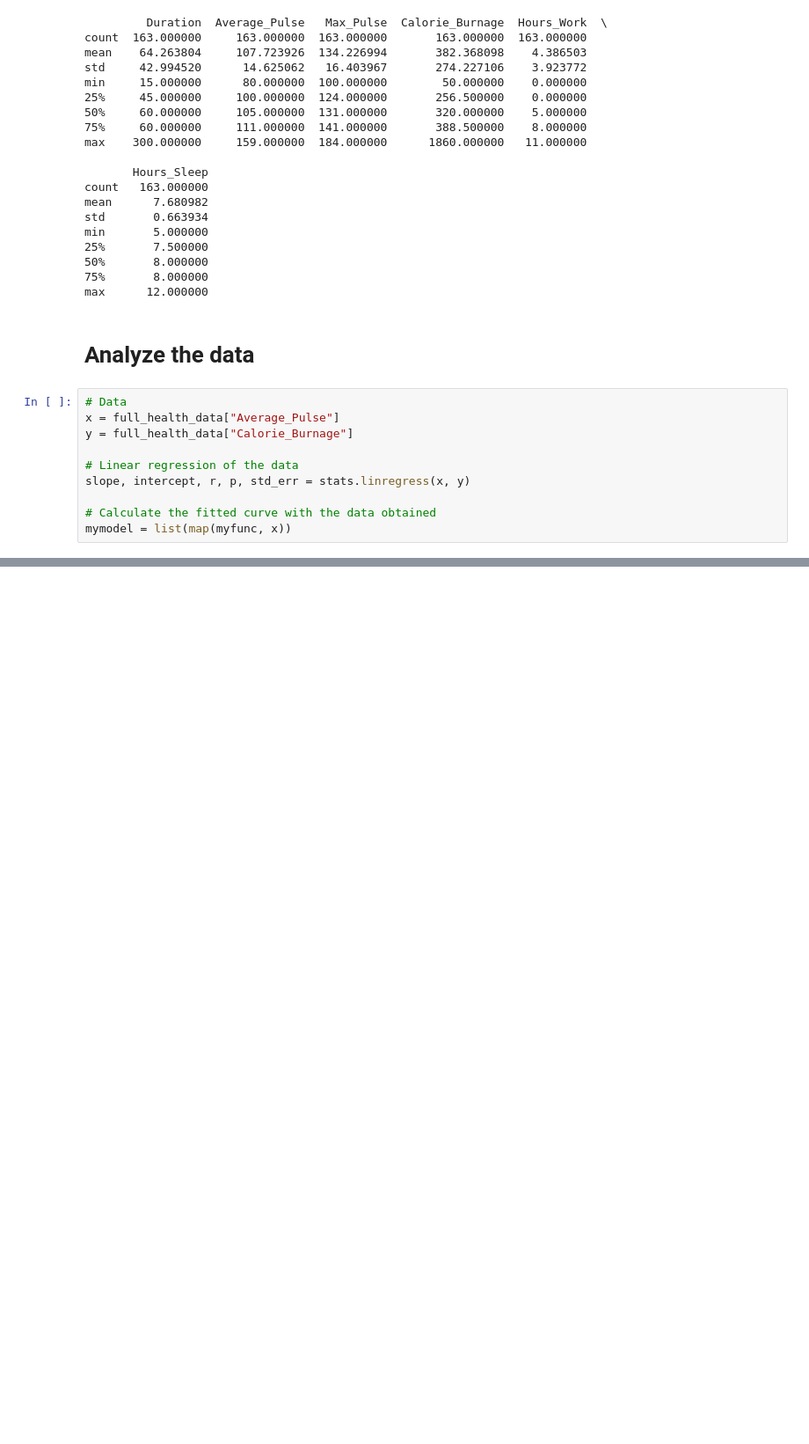
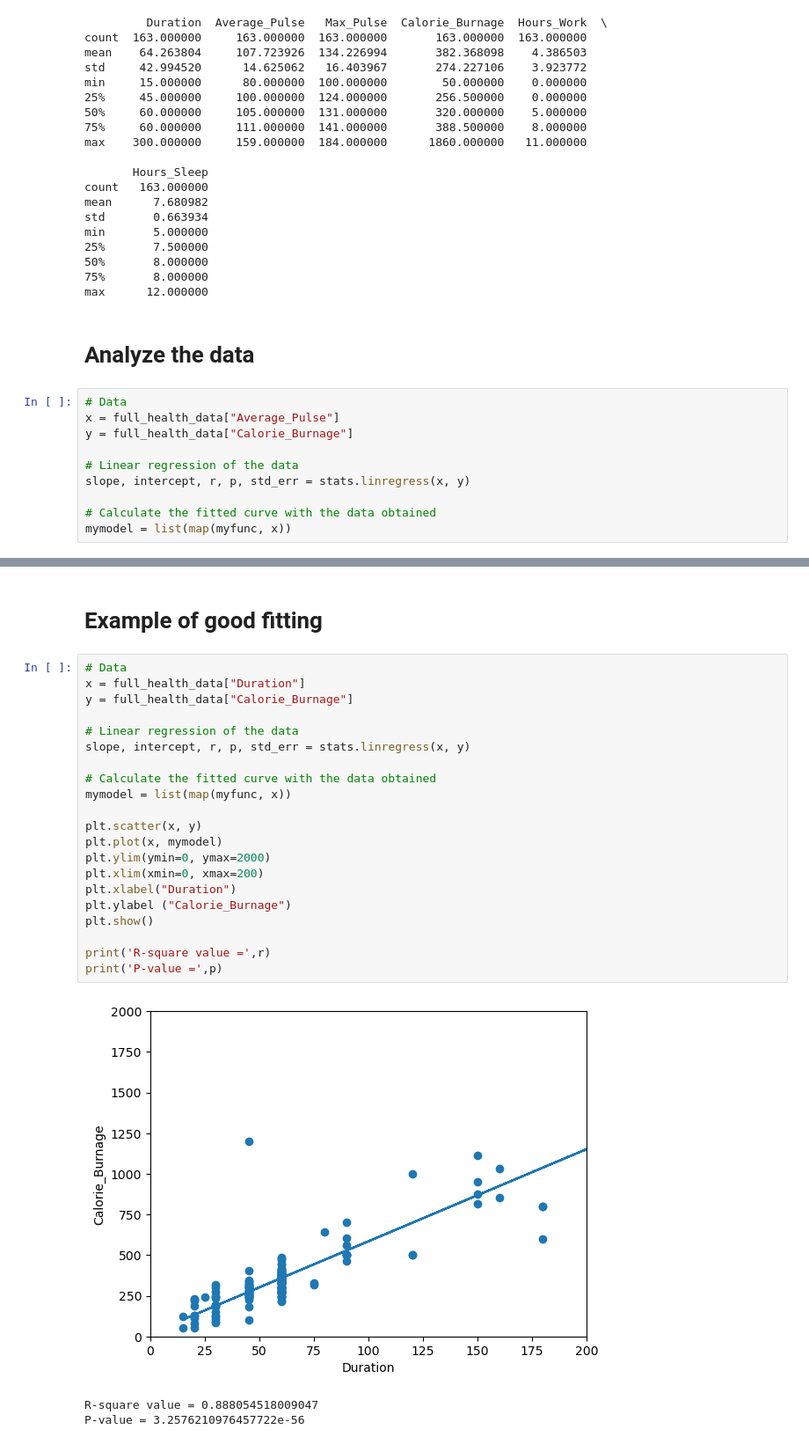
Before and after one commit to nathanielcr96/Data-Science-examples, a Jupyter notebook: Basic_example.ipynb, the cells around one changed output, grey strips where cells are left out. Shown at 88% size. Saved outputs shown, nothing was run; the diff lists cells and outputs as text; blank space fills up the shorter version.

```diff
--- a/Basic_example.ipynb
+++ b/Basic_example.ipynb
@@ -84,0 +91,27 @@ plt.show()
+# %% [markdown]
+# Example of good fitting
+# %%
+# Data
+x = full_health_data["Duration"]
+y = full_health_data["Calorie_Burnage"]
+
+# Linear regression of the data
+slope, intercept, r, p, std_err = stats.linregress(x, y)
+
+# Calculate the fitted curve with the data obtained
+mymodel = list(map(myfunc, x))
+
+plt.scatter(x, y)
+plt.plot(x, mymodel)
+plt.ylim(ymin=0, ymax=2000)
+plt.xlim(xmin=0, xmax=200)
+plt.xlabel("Duration")
+plt.ylabel ("Calorie_Burnage")
+plt.show()
+
+print('R-square value =',r)
+print('P-value =',p)
+# %% [output]
+[figure, added]
+R-square value = 0.888054518009047
+P-value = 3.2576210976457722e-56
```
Also changed, not shown: parts of 2 cells of this notebook, 1 other file.
